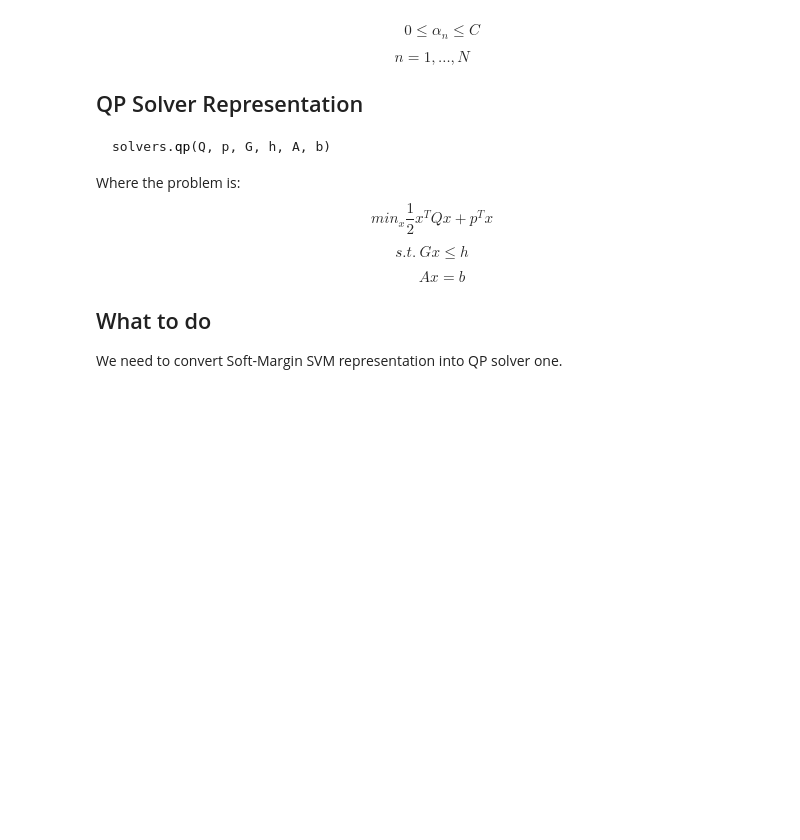
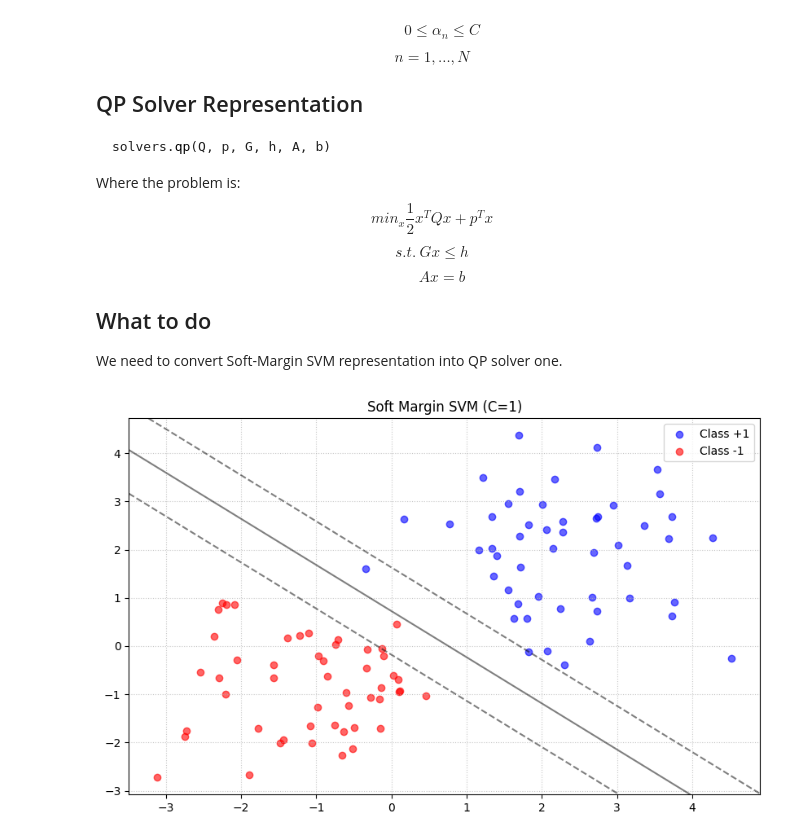
Before and after one commit to SayHiToMePlease/cmpe-462, a Jupyter notebook: task_1/soft_svm.ipynb, the cells around one changed output. Saved outputs shown, nothing was run; the diff lists cells and outputs as text; code cells hidden in the pictures; blank space fills up the shorter version.

Commit message:
- implement a functioning svm and add a test - we need to have a look at the case C = 0.1 in the given test. the test is generated by an LLM

```diff
--- a/task_1/soft_svm.ipynb
+++ b/task_1/soft_svm.ipynb
@@ -89,7 +96,7 @@ class SoftMarginSVM:
         n_examples, n_features = X.shape
 
         # we need to calculate Q using y_n*y_m and x_n^Tx_m
-        Y = Y.reshape(-1, 1)    # to prevent np to give a scalar
+        Y = Y.reshape(-1, 1)    # to prevent np to give a scalar make it Nx1
         Y_mul = np.dot(Y, Y.T)  # NxN
         X_mul = np.dot(X, X.T)  # NxN
 
@@ -110,3 +117,86 @@ class SoftMarginSVM:
         sol=solvers.qp(matrix(Q), matrix(p), matrix(G), matrix(h), matrix(A), matrix(b))
 
         # next: use sol["x"] to extract optimal alphas and then calculate w and b
+        # calculate w*
+        alpha_star     = np.array(sol["x"]).reshape(-1, 1)  # Nx1
+        weighted_label = Y * alpha_star  # results in Nx1
+        w_star         = np.dot(X.T, weighted_label)  # results in dx1 where d is the n_featuresy
+        self.weights   = w_star
+
+        # calculate b*
+        epsilon = 1e-6  # since optimizers do not work with total precision
+        sv_mask = ((alpha_star > epsilon) & (alpha_star < (self.C - epsilon))).flatten()  # flatten is used to prevent IndexError
+        # numpy needs this to apply the mask row-wise
+        Y_s     = Y[sv_mask]
+        X_s     = X[sv_mask]
+        pred    = np.dot(X_s, w_star)
+        bias    = Y_s - pred
+        self.bias = np.mean(bias)
+
+    def predict(self, X):
+        return np.sign(np.dot(X, self.weights) + self.bias)
+# %%
+# below is generated by an LLM to test the svm
+from cvxopt import matrix, solvers
+
+# Suppress CVXOPT output for a cleaner notebook
+solvers.options['show_progress'] = False
+
+# 1. Generate Synthetic Data
+np.random.seed(462)
+def generate_data(n_samples=50):
+    # Cluster 1
+    X1 = np.random.randn(n_samples, 2) + np.array([2, 2])
+    y1 = np.ones(n_samples)
+    # Cluster 2
+    X2 = np.random.randn(n_samples, 2) + np.array([-1, -1])
+    y2 = -np.ones(n_samples)
+
+    X = np.vstack([X1, X2])
+    y = np.hstack([y1, y2])
+    return X, y
+
+X_train, y_train = generate_data()
+
+# 2. Initialize and Train Your Model
+C_value = 1  # Try changing this to 0.01 or 100 to see the effect # NOTE: 0.1 GIVES NAN BIAS
+svm = SoftMarginSVM(C=C_value)
+svm.train(X_train, y_train)
+
+# 3. Visualization Function
+def plot_svm(X, y, model):
+    plt.figure(figsize=(10, 6))
+
+    # Plot data points
+    plt.scatter(X[y==1, 0], X[y==1, 1], color='blue', label='Class +1', alpha=0.6)
+    plt.scatter(X[y==-1, 0], X[y==-1, 1], color='red', label='Class -1', alpha=0.6)
+
+    # Create grid to plot boundary
+    ax = plt.gca()
+    xlim = ax.get_xlim()
+    ylim = ax.get_ylim()
+
+    xx, yy = np.meshgrid(np.linspace(xlim[0], xlim[1], 50),
+                         np.linspace(ylim[0], ylim[1], 50))
+
+    # Predict over the grid
+    Z = np.dot(np.c_[xx.ravel(), yy.ravel()], model.weights) + model.bias
+    Z = Z.reshape(xx.shape)
+
+    # Plot decision boundary (Z=0) and margins (Z=1, Z=-1)
+    ax.contour(xx, yy, Z, colors='k', levels=[-1, 0, 1], alpha=0.5,
+               linestyles=['--', '-', '--'])
+
+    plt.title(f"Soft Margin SVM (C={model.C})")
+    plt.legend()
+    plt.grid(True, linestyle=':', alpha=0.7)
+    plt.show()
+
+# Run the visualization
+plot_svm(X_train, y_train, svm)
+
+# 4. Print results
+print(f"Weights:\n{svm.weights}")
+print(f"Bias: {svm.bias}")
+# %% [output]
+[figure, added]
```
Also changed, not shown: parts of 2 cells of this notebook, 1 other file.
